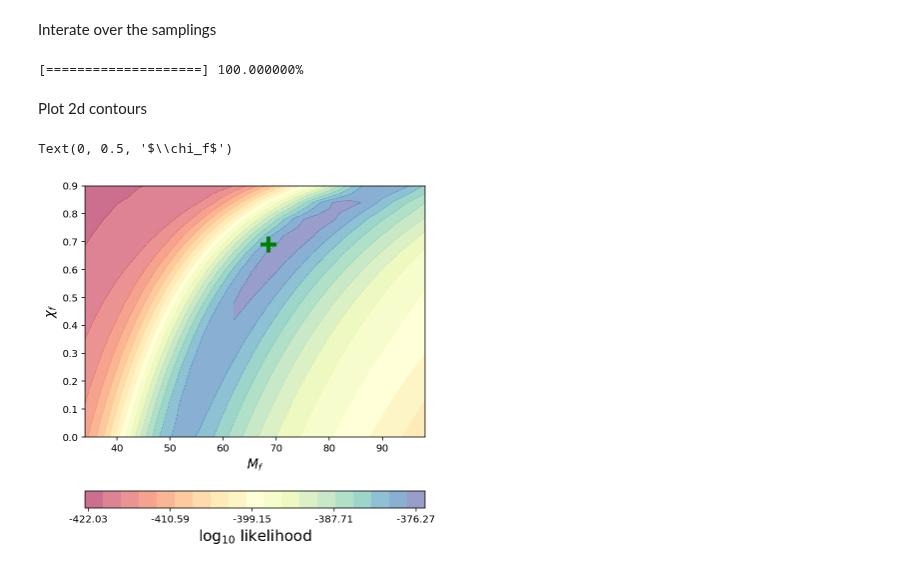
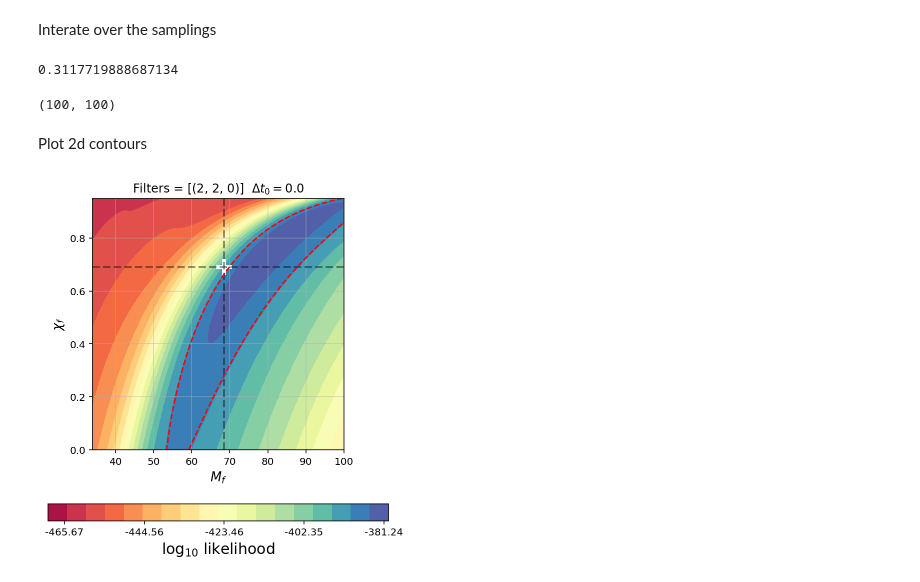
Before and after one commit to Sizheng-Ma/qnm_filter, a Jupyter notebook: code_demo/Filter.ipynb, the cells around one changed output. Saved outputs shown, nothing was run; the diff lists cells and outputs as text; code cells hidden in the pictures.

Commit message:
Improved parallelisation

```diff
--- a/code_demo/Filter.ipynb
+++ b/code_demo/Filter.ipynb
@@ -60,43 +61,54 @@ massspace = np.arange(34, 100, 2.0)
 X, Y = np.meshgrid(massspace, chispace)
 # %% [markdown]
 Interate over the samplings
-# %%
-finalfinal = []
-for j in chispace:
-    #A silly way to parallelize...
-    final = Parallel(-1)(delayed(fit.likelihood_vs_mass_spin)(i, j, **input)
-                         for i in massspace)
-    finalfinal.append(final)
-
-    #print the process
-    sys.stdout.write('\r')
-    sys.stdout.write("[%-20s] %f%%" % ('='*int(20*j/chispace[-1]), 100*j/chispace[-1]))
-    sys.stdout.flush()
-
-finalfinal = np.array(finalfinal)
-# %% [output]
-[====================] 100.000000%
+# %%
+tic = time.time()
+flatten_array = [(i,j) for i in massspace for j in chispace]
+
+final = Parallel(-1)(delayed(fit.likelihood_vs_mass_spin)(i, j, **kwarg_dict)
+                     for i,j in flatten_array)
+
+reshaped_array = np.reshape(final, (len(chispace), len(massspace))).T
+toc = time.time()
+print((toc-tic)/60)
+finalfinal = reshaped_array
+# %% [output]
+0.3117719888687134
+# %%
+np.shape(finalfinal)
+# %% [output]
+(100, 100)
+# %%
+finalfinal_normalised = (finalfinal - finalfinal.min())/(finalfinal.max() - finalfinal.min())
+finalfinal_xsum = np.trapz(finalfinal, axis = 0)
+finalfinal_ysum = np.trapz(finalfinal, axis = 1)
+finalfinal_xhist = finalfinal_xsum/finalfinal_xsum.sum()
+finalfinal_yhist = finalfinal_ysum/finalfinal_ysum.sum()
 # %% [markdown]
 Plot 2d contours
 # %%
 pl.rc('figure', figsize=(6.1, 6.6))
 fig, ax = pl.subplots()
 contours = ax.contourf(X, Y, finalfinal, 20, cmap='Spectral',
-                       origin='lower', alpha=0.6, linestyles='--')
+                       origin='lower', alpha=1.0, linestyles='--')
 ax.scatter(x=68.5, y=0.69, s=255, marker='+',
-           c='g', linewidths=4, label='IMR')
-
+           c='white', linewidths=4, label='IMR')
+ax.axvline(x=68.5, c='k', ls = '--', alpha = 0.4, linewidth = 2)
+ax.axhline(y=0.69, c='k', ls = '--', alpha = 0.4, linewidth = 2)
+ax.grid(visible = True, alpha = 0.5)
+dotted = ax.contour(X, Y, finalfinal_normalised, [0.9], colors = 'red', \
+                   linestyles ='--')
 
 # coloarbar
 cbar=fig.colorbar(contours, orientation="horizontal",
                   pad=0.15, format='%3.2f')
 cbar.set_label(r'$\log_{10}$ likelihood', fontsize=15)
 cbar.set_ticks(np.linspace(np.min(finalfinal), np.max(finalfinal), 5))
 
 pl.xlabel(r'$M_f$', fontsize=13)
 pl.ylabel(r'$\chi_f$', fontsize=13)
+ax.set_box_aspect(1)
 
-# ax.set_title(r'$\mathcal{F}_{220}+\mathcal{F}_{221}$')
+ax.set_title(r'Filters = '+ str(kwarg_dict["model_list"]) + '  $\Delta t_0 = $' + str((kwarg_dict["t_init"] - 1126259462.4083147)*1e3));
 # %% [output]
-Text(0, 0.5, '$\\chi_f$')
-[figure, old version]
+[figure, new version]
```
Also changed, not shown: parts of 6 cells of this notebook.
